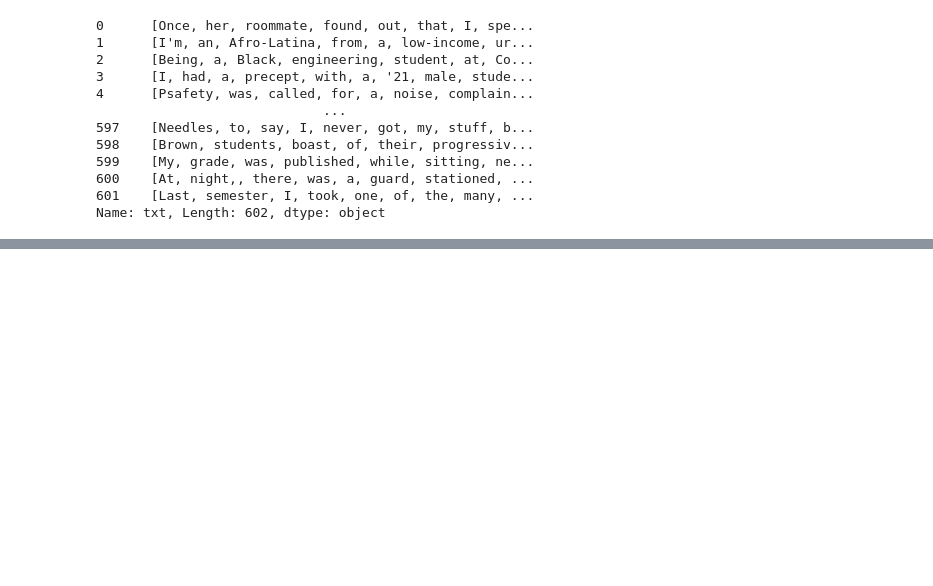
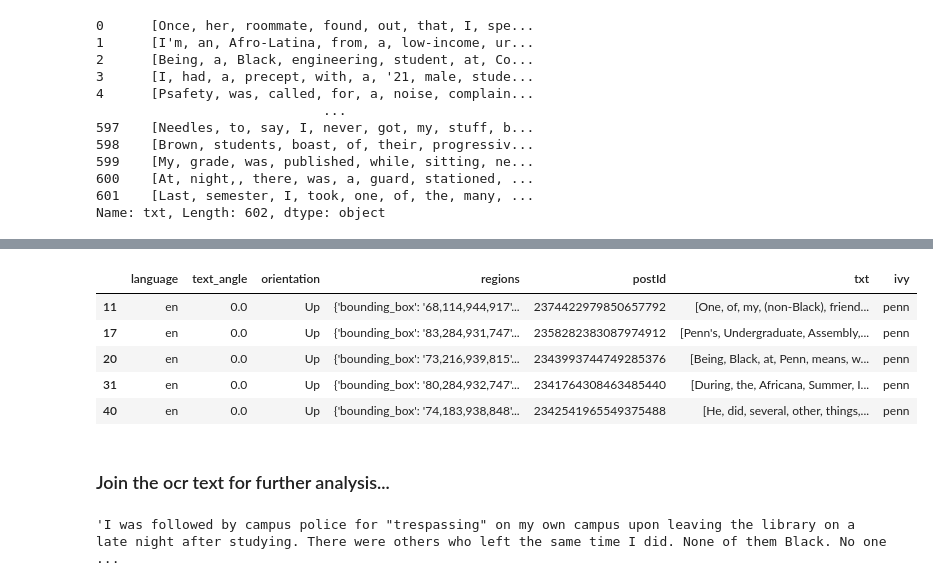
Before and after one commit to atnjqt/ig_pennstories_ocr, a Jupyter notebook: instagram_ocr_azure.ipynb, the cells around one changed output, grey strips where cells are left out. Saved outputs shown, nothing was run; the diff lists cells and outputs as text; code cells hidden in the pictures; blank space fills up the shorter version.

```diff
--- a/instagram_ocr_azure.ipynb
+++ b/instagram_ocr_azure.ipynb
@@ -372,0 +377,11 @@ ivy_leagues = ['penn','brown','princeton','harvard','columbia','yale','columbia'
+# %%
+def ivyCheck(x,ivyToCheck):
+
+    for txt in x.txt:
+        if txt.lower() in ivyToCheck:
+            return txt.lower()
+        else:
+            # ignore
+            continue
+# %%
+final_df['ivy'] = final_df.apply(lambda x: ivyCheck(x,ivyleaguesToCheck), axis=1)
@@ -372,0 +402,19 @@ ivy_leagues = ['penn','brown','princeton','harvard','columbia','yale','columbia'
+# %%
+penn_row_filter = final_df.ivy == 'penn'
+# %%
+penn_df = final_df[penn_row_filter]
+# %%
+penn_df.head()
+# %% [output]
+|  | language | text_angle | orientation | regions | postId | txt | ivy |
+| 11 | en | 0.0 | Up | {'bounding_box': '68,114,944,917'... | 2374422979850657792 | [One, of, my, (non-Black), friend... | penn |
+| 17 | en | 0.0 | Up | {'bounding_box': '83,284,931,747'... | 2358282383087974912 | [Penn's, Undergraduate, Assembly,... | penn |
+| 20 | en | 0.0 | Up | {'bounding_box': '73,216,939,815'... | 2343993744749285376 | [Being, Black, at, Penn, means, w... | penn |
+| 31 | en | 0.0 | Up | {'bounding_box': '80,284,932,747'... | 2341764308463485440 | [During, the, Africana, Summer, I... | penn |
+| 40 | en | 0.0 | Up | {'bounding_box': '74,183,938,848'... | 2342541965549375488 | [He, did, several, other, things,... | penn |
+# %% [markdown]
+### Join the ocr text for further analysis...
+# %%
+' '.join(penn_df.txt.iloc[29])
+# %% [output]
+'I was followed by campus police for "trespassing" on my own campus upon leaving the library on a late night after studying. There were others who left the same time I did. None of them Black. No one  ...
```
Also changed, not shown: parts of 9 cells of this notebook, 1 other file.
